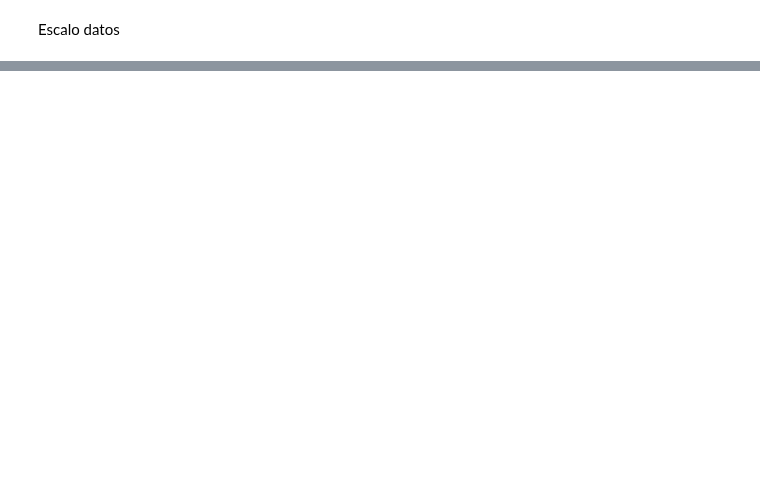
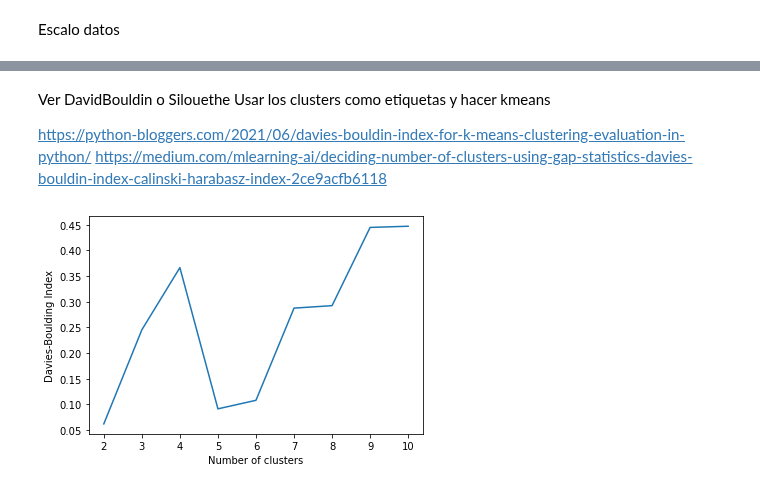
Before and after one commit to PabloDeAlbu/tp-final-mineria, a Jupyter notebook: tp-final.ipynb, the cells around one changed output, grey strips where cells are left out. Cells and saved outputs as stored; diff of their text form; code cells hidden in the pictures; blank space fills up the shorter version.

```diff
--- a/tp-final.ipynb
+++ b/tp-final.ipynb
@@ -225,0 +268,6 @@ del ips["cluster"]
+# %% [markdown]
+Ver DavidBouldin o Silouethe
+Usar los clusters como etiquetas y hacer kmeans
+
+https://python-bloggers.com/2021/06/davies-bouldin-index-for-k-means-clustering-evaluation-in-python/
+https://medium.com/mlearning-ai/deciding-number-of-clusters-using-gap-statistics-davies-bouldin-index-calinski-harabasz-index-2ce9acfb6118
@@ -225,0 +278,14 @@ del ips["cluster"]
+# %%
+results = {}
+for i in range(2,11):
+    kmeans = KMeans(n_clusters=i, random_state=30)
+    labels = kmeans.fit_predict(df_cluster)
+    db_index = davies_bouldin_score(df_cluster, labels)
+    results.update({i: db_index})
+# %%
+plt.plot(list(results.keys()), list(results.values()))
+plt.xlabel("Number of clusters")
+plt.ylabel("Davies-Boulding Index")
+plt.show()
+# %% [output]
+[figure, added]
```
Also changed, not shown: parts of 28 cells of this notebook, 1 other file.
